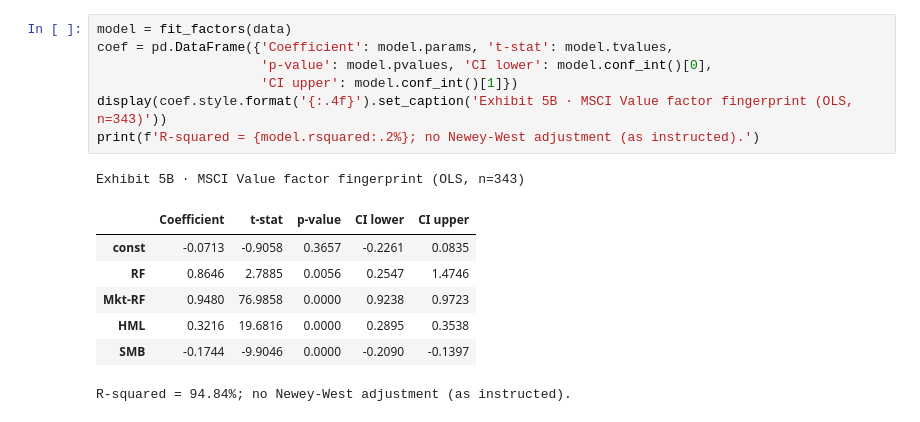
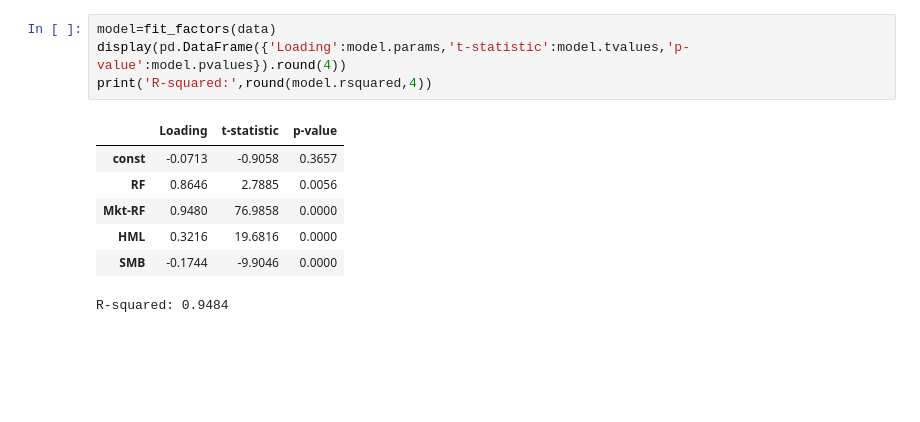
Before and after one commit to Prolead1/goldman2, a Jupyter notebook: notebooks/part5-portfolio-analytics.ipynb, the cells around one changed output. Cells and saved outputs as stored; diff of their text form; blank space fills up the shorter version.

```diff
--- a/notebooks/part5-portfolio-analytics.ipynb
+++ b/notebooks/part5-portfolio-analytics.ipynb
@@ -55,16 +63,12 @@ The assignment calls this a pooled panel regression; because we have one index o
 # %%
-model = fit_factors(data)
-coef = pd.DataFrame({'Coefficient': model.params, 't-stat': model.tvalues,
-                     'p-value': model.pvalues, 'CI lower': model.conf_int()[0],
-                     'CI upper': model.conf_int()[1]})
-display(coef.style.format('{:.4f}').set_caption('Exhibit 5B · MSCI Value factor fingerprint (OLS, n=343)'))
-print(f'R-squared = {model.rsquared:.2%}; no Newey-West adjustment (as instructed).')
+model=fit_factors(data)
+display(pd.DataFrame({'Loading':model.params,'t-statistic':model.tvalues,'p-value':model.pvalues}).round(4))
+print('R-squared:',round(model.rsquared,4))
 # %% [output]
+|  | Loading | t-statistic | p-value |
+| const | -0.0713 | -0.9058 | 0.3657 |
+| RF | 0.8646 | 2.7885 | 0.0056 |
+| Mkt-RF | 0.9480 | 76.9858 | 0.0000 |
+| HML | 0.3216 | 19.6816 | 0.0000 |
+| SMB | -0.1744 | -9.9046 | 0.0000 |
-Exhibit 5B · MSCI Value factor fingerprint (OLS, n=343)
+R-squared: 0.9484
-|  | Coefficient | t-stat | p-value | CI lower | CI upper |
-| const | -0.0713 | -0.9058 | 0.3657 | -0.2261 | 0.0835 |
-| RF | 0.8646 | 2.7885 | 0.0056 | 0.2547 | 1.4746 |
-| Mkt-RF | 0.9480 | 76.9858 | 0.0000 | 0.9238 | 0.9723 |
-| HML | 0.3216 | 19.6816 | 0.0000 | 0.2895 | 0.3538 |
-| SMB | -0.1744 | -9.9046 | 0.0000 | -0.2090 | -0.1397 |
-R-squared = 94.84%; no Newey-West adjustment (as instructed).
```
Also changed, not shown: parts of 28 cells of this notebook, 11 other files.
